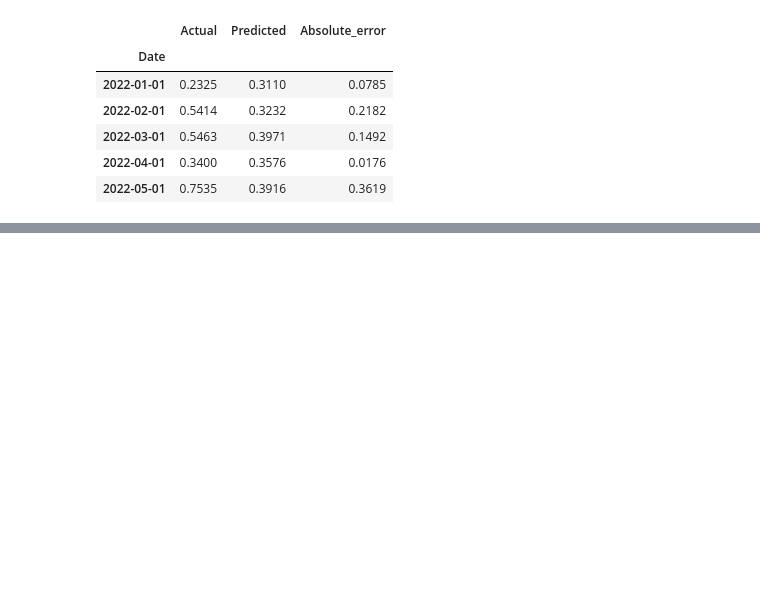
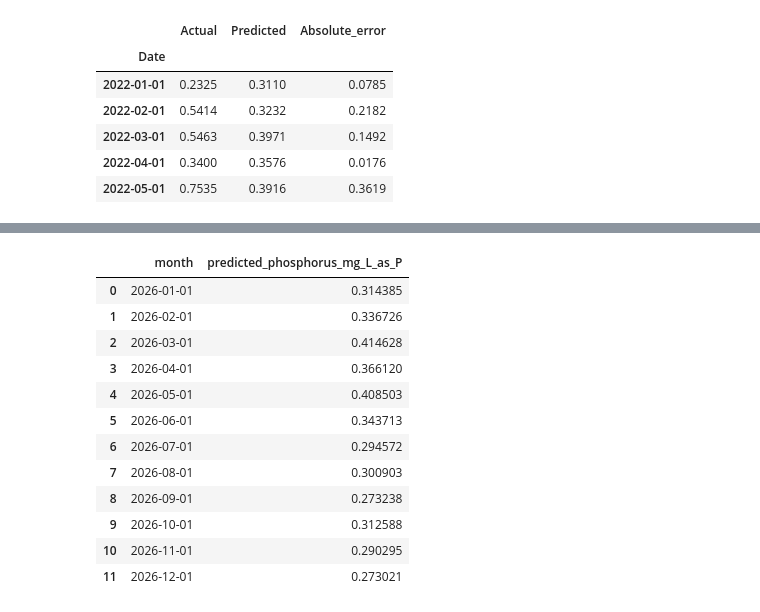
Before and after one commit to TechSphere2025/water-quality-forecasting, a Jupyter notebook: 01_understanding_data.ipynb, the cells around one changed output, grey strips where cells are left out. Saved outputs shown, nothing was run; the diff lists cells and outputs as text; code cells hidden in the pictures; blank space fills up the shorter version.

```diff
--- a/01_understanding_data.ipynb
+++ b/01_understanding_data.ipynb
@@ -877,0 +895,31 @@ Mean absolute error: 0.0992 mg/L as P
+# %%
+import pandas as pd
+
+# Use all available historical monthly phosphorus values.
+phosphorus = monthly_nutrients["Phosphorus_mean_mg_L_as_P"].dropna()
+monthly_average = phosphorus.groupby(phosphorus.index.month).mean()
+
+# Predict each month from January 2026 through December 2035.
+future_dates = pd.date_range("2026-01-01", "2035-12-01", freq="MS")
+
+forecast = pd.DataFrame({
+    "month": future_dates,
+    "predicted_phosphorus_mg_L_as_P": future_dates.month.map(monthly_average),
+})
+
+display(forecast.head(12))
+forecast.to_csv("phosphorus_forecast_2026_2035.csv", index=False)
+# %% [output]
+|  | month | predicted_phosphorus_mg_L_as_P |
+| 0 | 2026-01-01 | 0.314385 |
+| 1 | 2026-02-01 | 0.336726 |
+| 2 | 2026-03-01 | 0.414628 |
+| 3 | 2026-04-01 | 0.366120 |
+| 4 | 2026-05-01 | 0.408503 |
+| 5 | 2026-06-01 | 0.343713 |
+| 6 | 2026-07-01 | 0.294572 |
+| 7 | 2026-08-01 | 0.300903 |
+| 8 | 2026-09-01 | 0.273238 |
+| 9 | 2026-10-01 | 0.312588 |
+| 10 | 2026-11-01 | 0.290295 |
+| 11 | 2026-12-01 | 0.273021 |
```
Also changed, not shown: parts of 8 cells of this notebook.
